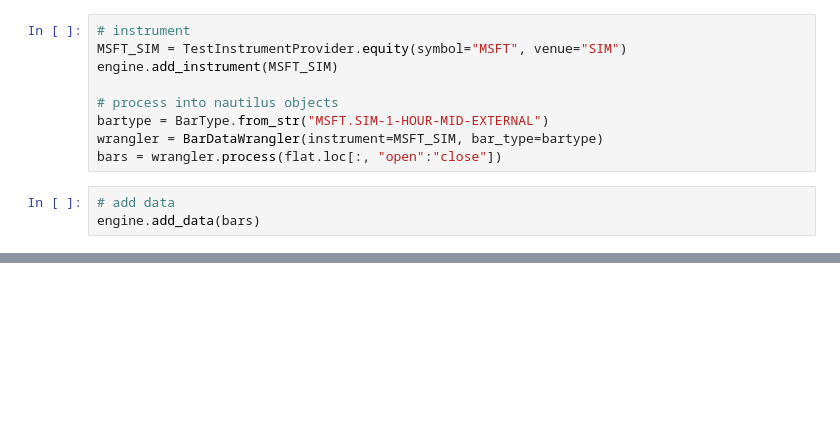
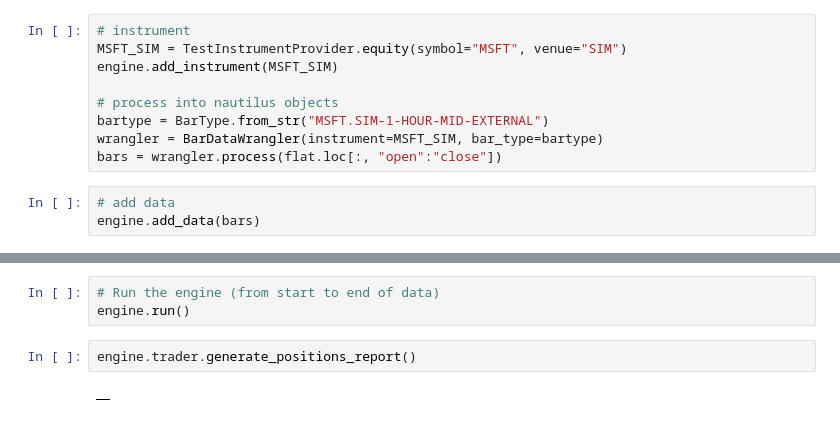
Before and after one commit to joeHollander/Quant_Finance, a Jupyter notebook: Equities/IntradayTrend.ipynb, the cells around one changed output, grey strips where cells are left out. Drawn from its saved outputs; the diff is of its cells as text; blank space fills up the shorter version.

```diff
--- a/Equities/IntradayTrend.ipynb
+++ b/Equities/IntradayTrend.ipynb
@@ -147,3 +187,10 @@ engine.add_data(bars)
+# %%
+# Run the engine (from start to end of data)
+engine.run()
+# %%
+engine.trader.generate_positions_report()
+# %% [output]
+|  |
 # %%
 # strategy
 class IntradayBreakout(Strategy):
```
Also changed, not shown: parts of 3 cells of this notebook.
